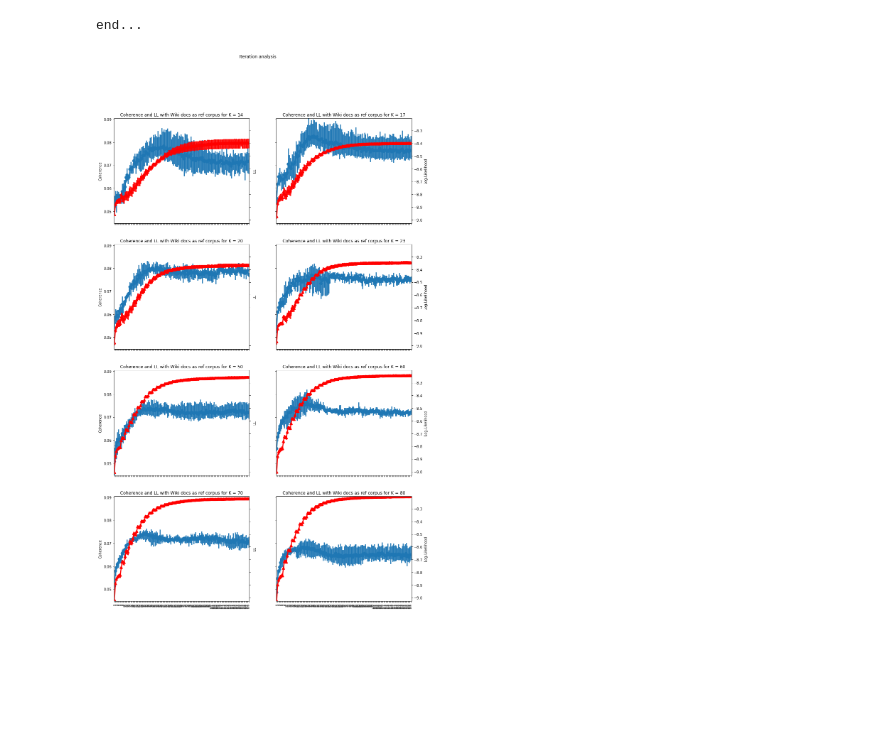
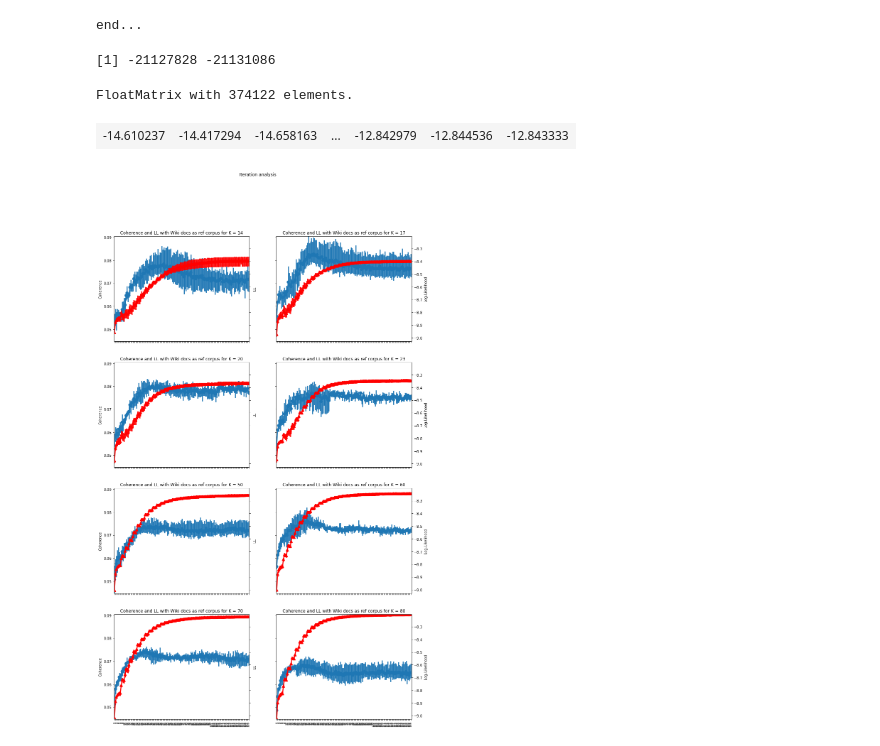
Before and after one commit to aminmarani/topic_modeling_comparison, a Jupyter notebook: iteration_analysis_and_optimization.ipynb, the cells around one changed output. Cells and saved outputs as stored; diff of their text form; code cells hidden in the pictures; blank space fills up the shorter version.

```diff
--- a/iteration_analysis_and_optimization.ipynb
+++ b/iteration_analysis_and_optimization.ipynb
@@ -395,6 +395,24 @@ print('end...')
 All coherence compuation for top terms are computed
 [figure]
 end...
+# %%
+import pickle
+
+#STM computes lower bound of EM to finish convergence
+with open('t_num15790stm.obj','rb') as pfile:
+    ans = pickle.load(pfile)
+print(ans[0][5][0])
+# %% [output]
+[1] -21127828 -21131086
+# %%
+#logbeta
+ans[0][2][2][0]
+#thetalfk
+ans[0][6]
+# ans[1][0:50],ans[1][51:100]
+# %% [output]
+FloatMatrix with 374122 elements.
+| -14.610237 | -14.417294 | -14.658163 | ... | -12.842979 | -12.844536 | -12.843333 |
 # %%
 import pandas as pd
 import matplotlib.pyplot as plt
```
Also changed, not shown: 7 other files.
